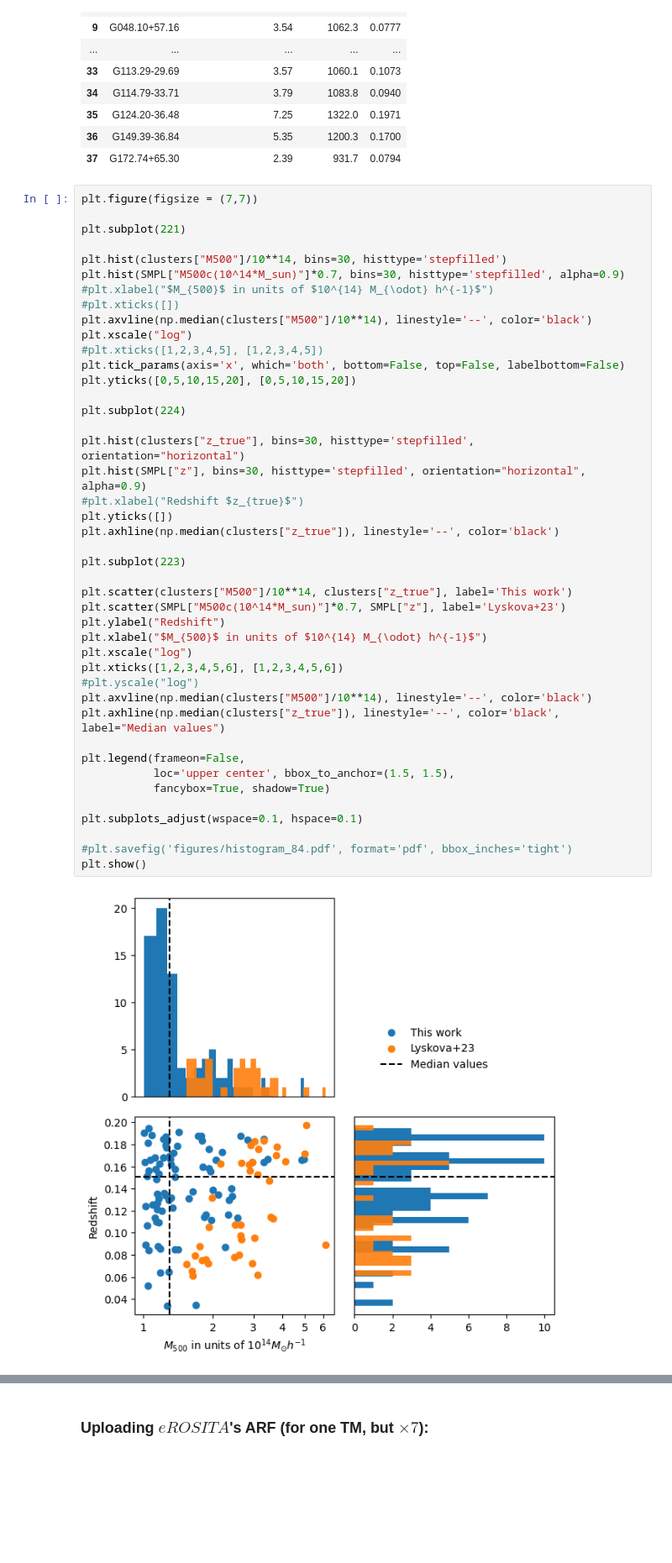
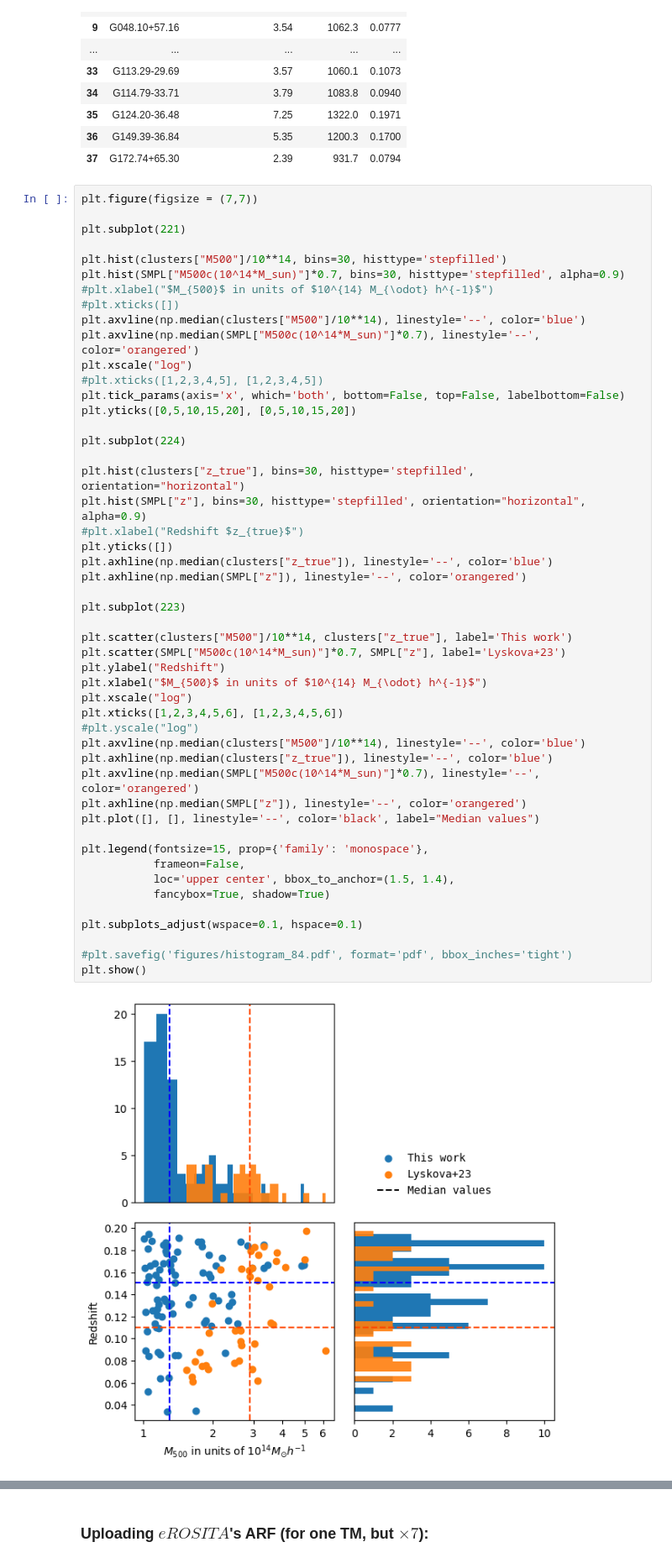
Before and after one commit to pi4imu/stacking, a Jupyter notebook: stacking_new.ipynb, the cells around one changed output, grey strips where cells are left out. Shown at 84% size. Saved outputs shown, nothing was run; the diff lists cells and outputs as text; blank space fills up the shorter version.

```diff
--- a/stacking_new.ipynb
+++ b/stacking_new.ipynb
@@ -773,39 +843,45 @@ plt.hist(clusters["M500"]/10**14, bins=30, histtype='stepfilled')
 plt.hist(SMPL["M500c(10^14*M_sun)"]*0.7, bins=30, histtype='stepfilled', alpha=0.9)
 #plt.xlabel("$M_{500}$ in units of $10^{14} M_{\odot} h^{-1}$")
 #plt.xticks([])
-plt.axvline(np.median(clusters["M500"]/10**14), linestyle='--', color='black')
+plt.axvline(np.median(clusters["M500"]/10**14), linestyle='--', color='blue')
+plt.axvline(np.median(SMPL["M500c(10^14*M_sun)"]*0.7), linestyle='--', color='orangered')
 plt.xscale("log")
 #plt.xticks([1,2,3,4,5], [1,2,3,4,5])
 plt.tick_params(axis='x', which='both', bottom=False, top=False, labelbottom=False)
 plt.yticks([0,5,10,15,20], [0,5,10,15,20])
 
 plt.subplot(224)
 
 plt.hist(clusters["z_true"], bins=30, histtype='stepfilled', orientation="horizontal")
 plt.hist(SMPL["z"], bins=30, histtype='stepfilled', orientation="horizontal", alpha=0.9)
 #plt.xlabel("Redshift $z_{true}$")
 plt.yticks([])
-plt.axhline(np.median(clusters["z_true"]), linestyle='--', color='black')
+plt.axhline(np.median(clusters["z_true"]), linestyle='--', color='blue')
+plt.axhline(np.median(SMPL["z"]), linestyle='--', color='orangered')
 
 plt.subplot(223)
 
 plt.scatter(clusters["M500"]/10**14, clusters["z_true"], label='This work')
 plt.scatter(SMPL["M500c(10^14*M_sun)"]*0.7, SMPL["z"], label='Lyskova+23')
 plt.ylabel("Redshift")
 plt.xlabel("$M_{500}$ in units of $10^{14} M_{\odot} h^{-1}$")
 plt.xscale("log")
 plt.xticks([1,2,3,4,5,6], [1,2,3,4,5,6])
 #plt.yscale("log")
-plt.axvline(np.median(clusters["M500"]/10**14), linestyle='--', color='black')
-plt.axhline(np.median(clusters["z_true"]), linestyle='--', color='black', label="Median values")
+plt.axvline(np.median(clusters["M500"]/10**14), linestyle='--', color='blue')
+plt.axhline(np.median(clusters["z_true"]), linestyle='--', color='blue')
+plt.axvline(np.median(SMPL["M500c(10^14*M_sun)"]*0.7), linestyle='--', color='orangered')
+plt.axhline(np.median(SMPL["z"]), linestyle='--', color='orangered')
+plt.plot([], [], linestyle='--', color='black', label="Median values")
 
-plt.legend(frameon=False,
-           loc='upper center', bbox_to_anchor=(1.5, 1.5),
+plt.legend(fontsize=15, prop={'family': 'monospace'},
+           frameon=False,
+           loc='upper center', bbox_to_anchor=(1.5, 1.4),
            fancybox=True, shadow=True)
 
 plt.subplots_adjust(wspace=0.1, hspace=0.1)
 
 #plt.savefig('figures/histogram_84.pdf', format='pdf', bbox_inches='tight')
 plt.show()
 # %% [output]
-[figure, old version]
+[figure, new version]
```
Also changed, not shown: parts of 16 cells of this notebook.
